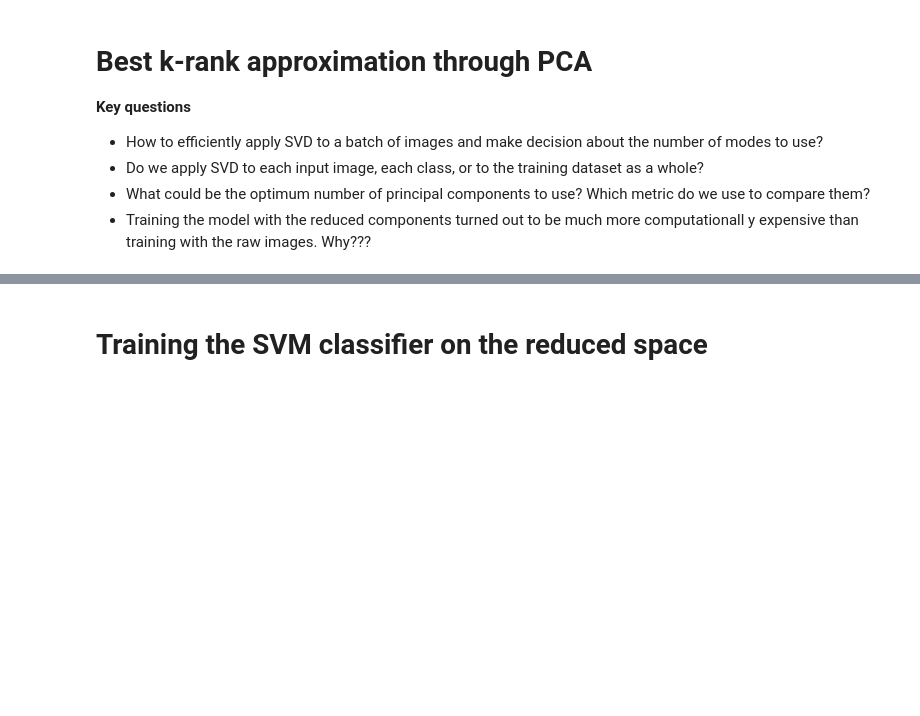
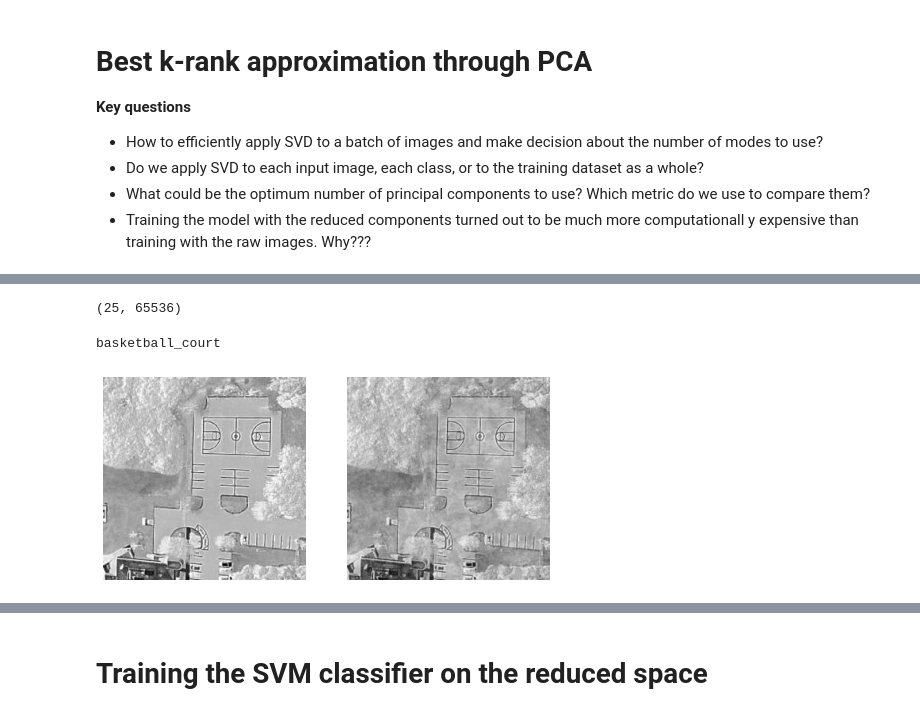
Before and after one commit to sehenaoga/image_classification, a Jupyter notebook: classifiers/SVM_classifier.ipynb, the cells around one changed output, grey strips where cells are left out. Drawn from its saved outputs; the diff is of its cells as text; code cells hidden in the pictures; blank space fills up the shorter version.

```diff
--- a/classifiers/SVM_classifier.ipynb
+++ b/classifiers/SVM_classifier.ipynb
@@ -215,5 +259,7 @@ plt.show()
 # %%
 pca = PCA(n_components=0.8)
+X_train_centered = X_train - X_train.mean(axis=0) # Test dataset
+pca.fit(X_train_centered)
 X_train_reduced = pca.fit_transform(X_train)
 X_train_recovered = pca.inverse_transform(X_train_reduced)
 # %%
@@ -223,5 +282,18 @@ np.sum(pca.explained_variance_ratio_)
+# %%
+X_test_recovered.shape
+# %% [output]
+(25, 65536)
 # %%
-#Visualizing some of the data
-idx = 100;
-X_sample = X_train_recovered[idx].reshape(256,256);
-plt.imshow(X_sample, cmap = mpl.cm.binary); plt.axis("off");
+#Visualizing some of the data - TRAINING
+idx = 50;
+#Train
+X_sample = X_train[idx].reshape(256,256);
+X_sample_recons = X_train_recovered[idx].reshape(256,256);
+print(classes[y_train[idx]])
+#Plotting
+fig, sub = plt.subplots(1, 2, figsize=(8, 6))
+sub[0].imshow(X_sample, cmap = mpl.cm.binary); sub[0].axis("off");
+sub[1].imshow(X_sample_recons, cmap = mpl.cm.binary); sub[1].axis("off");
+# %% [output]
+basketball_court
+[figure, added]
```
Also changed, not shown: parts of 37 cells of this notebook.
